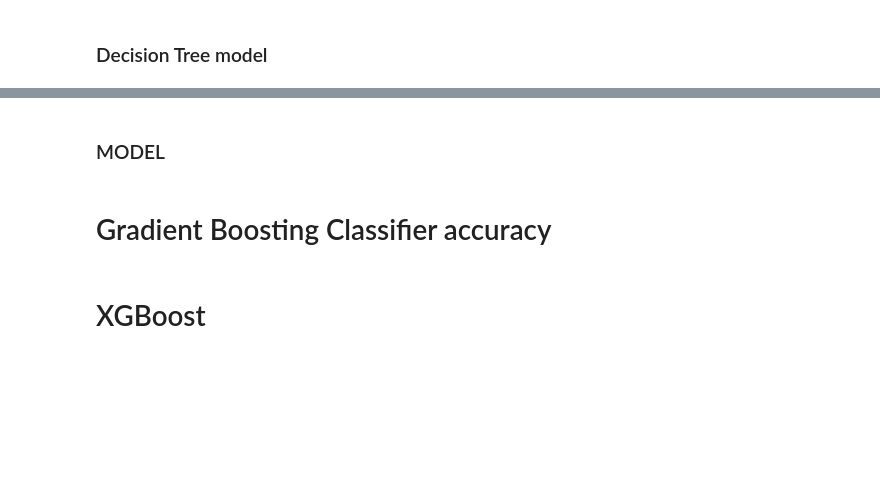
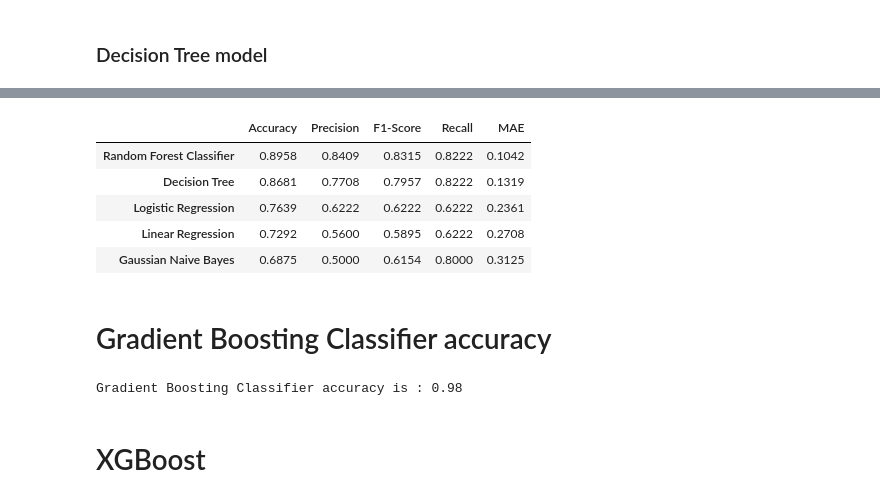
Before and after one commit to Ettiene-Koekemoer/Machine-Learning-382-Project2-Group_J, a Jupyter notebook: modeling.ipynb, the cells around one changed output, grey strips where cells are left out. Cells and saved outputs as stored; diff of their text form; code cells hidden in the pictures; blank space fills up the shorter version.

```diff
--- a/modeling.ipynb
+++ b/modeling.ipynb
@@ -452,8 +468,7 @@ mae_scores.append(round(mean_absolute_error(y_Test,y_test_lin_pred),4))
 # %%
 # Encode, build, and fit model
 log_Model = make_pipeline(
-    OneHotEncoder(use_cat_names=True),
-    LogisticRegression(max_iter=5000)
+    LogisticRegression(max_iter=10000)
 )
 log_Model.fit(x_Train, y_Train)
 
@@ -478,7 +493,6 @@ test_Scores = []
 for i in tree_hyperparam:
     # Encode, build, and fit model
     tree_Model = make_pipeline(
-        OneHotEncoder(use_cat_names=True),
         DecisionTreeClassifier(max_depth=i, random_state=42)
     )
     tree_Model.fit(x_Train, y_Train)
@@ -596 +529,17 @@ print(f"R-squared (R^2): {r2:.4f}")
+# %%
+# Encode, build, and fit model
+forest_model = make_pipeline(
+    RandomForestClassifier(random_state=42)
+    )
+forest_model.fit(x_Train, y_Train)
+
+# Train model
+y_test_for_pred = forest_model.predict(x_Test)
+
+# Populate evaluation metrics
+accuracy_scores.append(round(accuracy_score(y_Test, y_test_for_pred),4)),
+precisions.append(round(precision_score(y_Test, y_test_for_pred),4)),
+recalls.append(round(recall_score(y_Test, y_test_for_pred),4)),
+f1_scores.append(round(f1_score(y_Test, y_test_for_pred),4))
+mae_scores.append(round(mean_absolute_error(y_Test,y_test_for_pred),4))
 # %% [markdown]
@@ -627,22 +567,37 @@ print("test set score: %f" % classifier.score(X_test, y_test))
-# %% [markdown]
-### MODEL
+# %%
+metrics_1 = {
+        'Accuracy': accuracy_scores,
+        'Precision': precisions,
+        'F1-Score': f1_scores,
+        'Recall': recalls,
+        'MAE': mae_scores
+    }
+
+pd.DataFrame(
+    data=metrics_1,
+    index=['Linear Regression','Logistic Regression', 'Decision Tree','Random Forest Classifier']
+).sort_values(
+    by='Accuracy',
+    ascending=False
+)
+# %% [output]
+|  | Accuracy | Precision | F1-Score | Recall | MAE |
+| Random Forest Classifier | 0.8958 | 0.8409 | 0.8315 | 0.8222 | 0.1042 |
+| Decision Tree | 0.8681 | 0.7708 | 0.7957 | 0.8222 | 0.1319 |
+| Logistic Regression | 0.7639 | 0.6222 | 0.6222 | 0.6222 | 0.2361 |
+| Linear Regression | 0.7292 | 0.5600 | 0.5895 | 0.6222 | 0.2708 |
+| Gaussian Naive Bayes | 0.6875 | 0.5000 | 0.6154 | 0.8000 | 0.3125 |
 # %% [markdown]
 #   Gradient Boosting Classifier accuracy
 # %%
-# Import models and utility functions
-from sklearn.ensemble import GradientBoostingClassifier
-from sklearn.model_selection import train_test_split
-from sklearn.metrics import accuracy_score
-from sklearn.datasets import load_digits
-
 # Setting SEED for reproducibility
 SEED = 23
 
 # Importing the dataset
-X, y = load_digits(return_X_y=True)
+X, Y = load_digits(return_X_y=True)
 
 # Splitting dataset
-train_X, test_X, train_y, test_y = train_test_split(X, y, test_size = 0.25, random_state = SEED)
+train_X, test_X, train_y, test_y = train_test_split(X, Y, test_size = 0.25, random_state = SEED)
 
 # Instantiate Gradient Boosting Regressor
 gbc = GradientBoostingClassifier(n_estimators=300,
@@ -658,6 +613,8 @@ pred_y = gbc.predict(test_X)
 # accuracy
 acc = accuracy_score(test_y, pred_y)
 print("Gradient Boosting Classifier accuracy is : {:.2f}".format(acc))
+# %% [output]
+Gradient Boosting Classifier accuracy is : 0.98
 # %% [markdown]
 # XGBoost
 # %%
```
Also changed, not shown: parts of 40 cells of this notebook.
